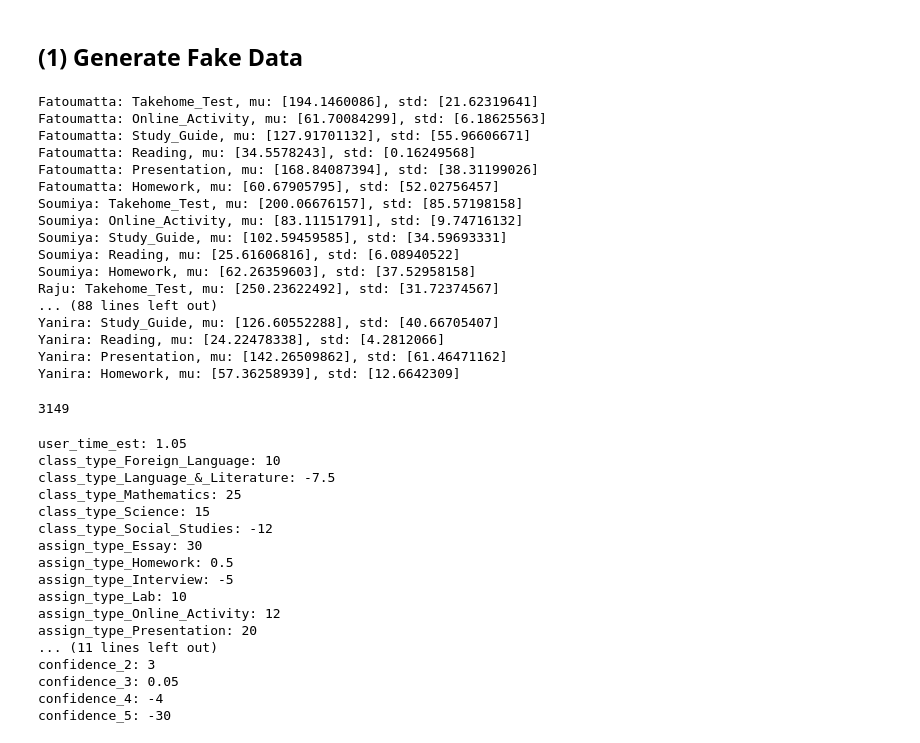
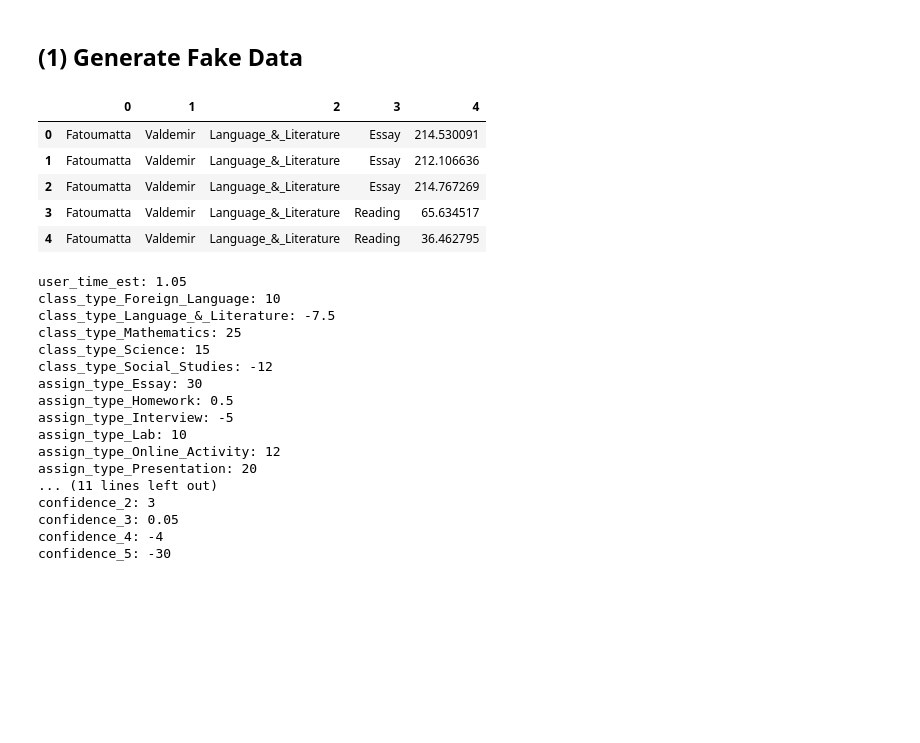
Before and after one commit to ColePolychronis/homework_helper, a Jupyter notebook: stan-data-v2.ipynb, the cells around one changed output. Cells and saved outputs as stored; diff of their text form; code cells hidden in the pictures; blank space fills up the shorter version.

```diff
--- a/stan-data-v2.ipynb
+++ b/stan-data-v2.ipynb
@@ -216,8 +216,6 @@ for student in select_names(n):
                 # by pulling from hyperpriors to generate own normal model
                 mu = np.random.normal(assign["mu"], assign["sd"], 1)
                 sd = np.random.exponential(assign["sd"], 1)
-                if class_name == "Mathematics":
-                    print student[0] + ": " + assignment + ", mu: " + str(mu) + ", std: " + str(sd)
 
                 student_entered_times = np.random.normal(mu, sd, num_entered)
                 if len(student_entered_times) != 0:
@@ -229,30 +227,17 @@ for student in select_names(n):
                         record.append(assignment)
                         record.append(abs(entry))
                         student_records.append(record)
-# %% [output]
-Fatoumatta: Takehome_Test, mu: [194.1460086], std: [21.62319641]
-Fatoumatta: Online_Activity, mu: [61.70084299], std: [6.18625563]
-Fatoumatta: Study_Guide, mu: [127.91701132], std: [55.96606671]
-Fatoumatta: Reading, mu: [34.5578243], std: [0.16249568]
-Fatoumatta: Presentation, mu: [168.84087394], std: [38.31199026]
-Fatoumatta: Homework, mu: [60.67905795], std: [52.02756457]
-Soumiya: Takehome_Test, mu: [200.06676157], std: [85.57198158]
-Soumiya: Online_Activity, mu: [83.11151791], std: [9.74716132]
-Soumiya: Study_Guide, mu: [102.59459585], std: [34.59693331]
-Soumiya: Reading, mu: [25.61606816], std: [6.08940522]
-Soumiya: Homework, mu: [62.26359603], std: [37.52958158]
-Raju: Takehome_Test, mu: [250.23622492], std: [31.72374567]
-... (88 lines left out)
-Yanira: Study_Guide, mu: [126.60552288], std: [40.66705407]
-Yanira: Reading, mu: [24.22478338], std: [4.2812066]
-Yanira: Presentation, mu: [142.26509862], std: [61.46471162]
-Yanira: Homework, mu: [57.36258939], std: [12.6642309]
 # %%
 # convert above 2d array into dataframe
 df = pd.DataFrame(student_records)
-len(df)
+df.head()
 # %% [output]
-3149
+|  | 0 | 1 | 2 | 3 | 4 |
+| 0 | Fatoumatta | Valdemir | Language_&_Literature | Essay | 214.530091 |
+| 1 | Fatoumatta | Valdemir | Language_&_Literature | Essay | 212.106636 |
+| 2 | Fatoumatta | Valdemir | Language_&_Literature | Essay | 214.767269 |
+| 3 | Fatoumatta | Valdemir | Language_&_Literature | Reading | 65.634517 |
+| 4 | Fatoumatta | Valdemir | Language_&_Literature | Reading | 36.462795 |
 # %%
 # create the harder-easier categorical var
 np.random.seed(1997)
```
Also changed, not shown: parts of 6 cells of this notebook, 5 other files.
